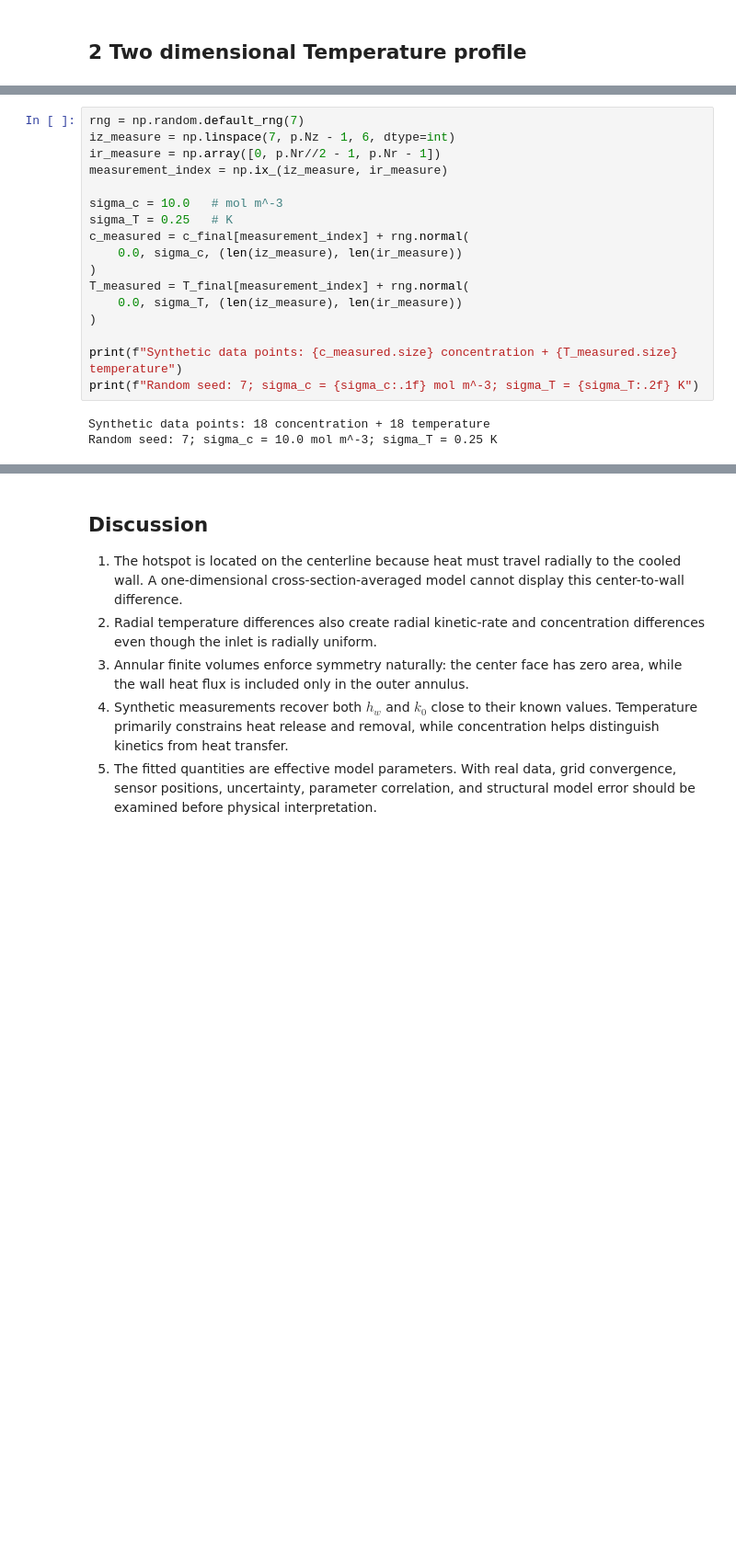
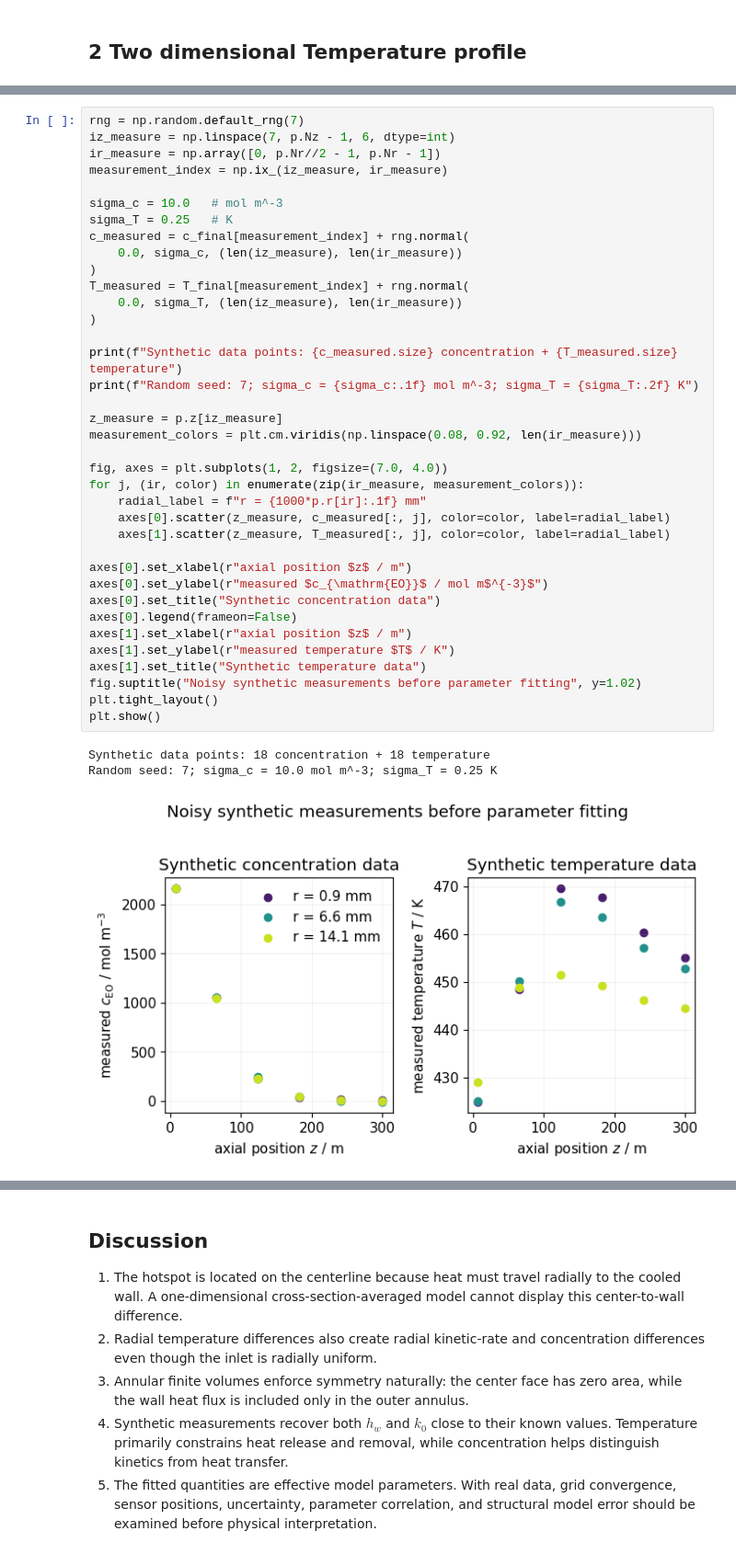
Before and after one commit to ChemRxnEngLab/Ullmanns_ModelReactorsDesignEquations, a Jupyter notebook: example_6_2d_pftr_hotspot_parameter_fit.ipynb, the cells around one changed output, grey strips where cells are left out. Shown at 92% size. Drawn from its saved outputs; the diff is of its cells as text; blank space fills up the shorter version.

```diff
--- a/example_6_2d_pftr_hotspot_parameter_fit.ipynb
+++ b/example_6_2d_pftr_hotspot_parameter_fit.ipynb
@@ -297,23 +346,44 @@ $$\mathbf{x}=\left[\ln h_w,\;\ln k_0\right]^\mathsf{T}.$$
 # %%
 rng = np.random.default_rng(7)
 iz_measure = np.linspace(7, p.Nz - 1, 6, dtype=int)
 ir_measure = np.array([0, p.Nr//2 - 1, p.Nr - 1])
 measurement_index = np.ix_(iz_measure, ir_measure)
 
 sigma_c = 10.0   # mol m^-3
 sigma_T = 0.25   # K
 c_measured = c_final[measurement_index] + rng.normal(
     0.0, sigma_c, (len(iz_measure), len(ir_measure))
 )
 T_measured = T_final[measurement_index] + rng.normal(
     0.0, sigma_T, (len(iz_measure), len(ir_measure))
 )
 
 print(f"Synthetic data points: {c_measured.size} concentration + {T_measured.size} temperature")
 print(f"Random seed: 7; sigma_c = {sigma_c:.1f} mol m^-3; sigma_T = {sigma_T:.2f} K")
+
+z_measure = p.z[iz_measure]
+measurement_colors = plt.cm.viridis(np.linspace(0.08, 0.92, len(ir_measure)))
+
+fig, axes = plt.subplots(1, 2, figsize=(7.0, 4.0))
+for j, (ir, color) in enumerate(zip(ir_measure, measurement_colors)):
+    radial_label = f"r = {1000*p.r[ir]:.1f} mm"
+    axes[0].scatter(z_measure, c_measured[:, j], color=color, label=radial_label)
+    axes[1].scatter(z_measure, T_measured[:, j], color=color, label=radial_label)
+
+axes[0].set_xlabel(r"axial position $z$ / m")
+axes[0].set_ylabel(r"measured $c_{\mathrm{EO}}$ / mol m$^{-3}$")
+axes[0].set_title("Synthetic concentration data")
+axes[0].legend(frameon=False)
+axes[1].set_xlabel(r"axial position $z$ / m")
+axes[1].set_ylabel(r"measured temperature $T$ / K")
+axes[1].set_title("Synthetic temperature data")
+fig.suptitle("Noisy synthetic measurements before parameter fitting", y=1.02)
+plt.tight_layout()
+plt.show()
 # %% [output]
 Synthetic data points: 18 concentration + 18 temperature
 Random seed: 7; sigma_c = 10.0 mol m^-3; sigma_T = 0.25 K
+[figure, added]
 # %%
 fit_calls = 0
 
```
Also changed, not shown: parts of 9 cells of this notebook, 1 other file.
